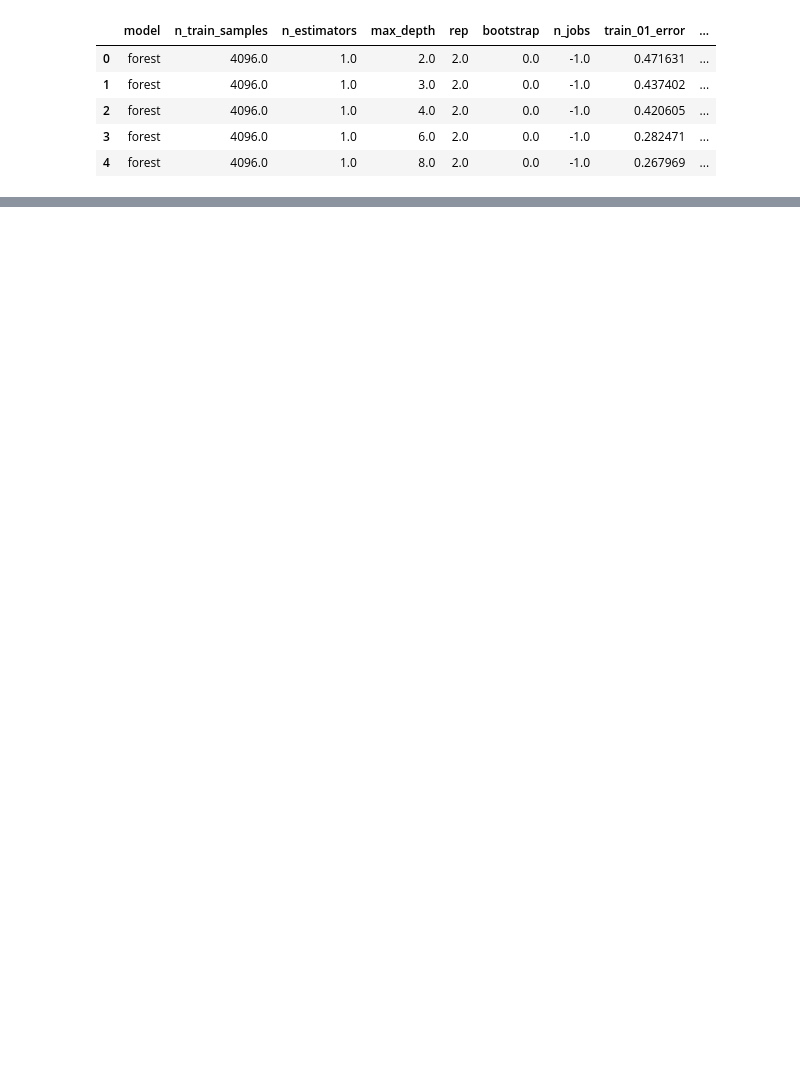
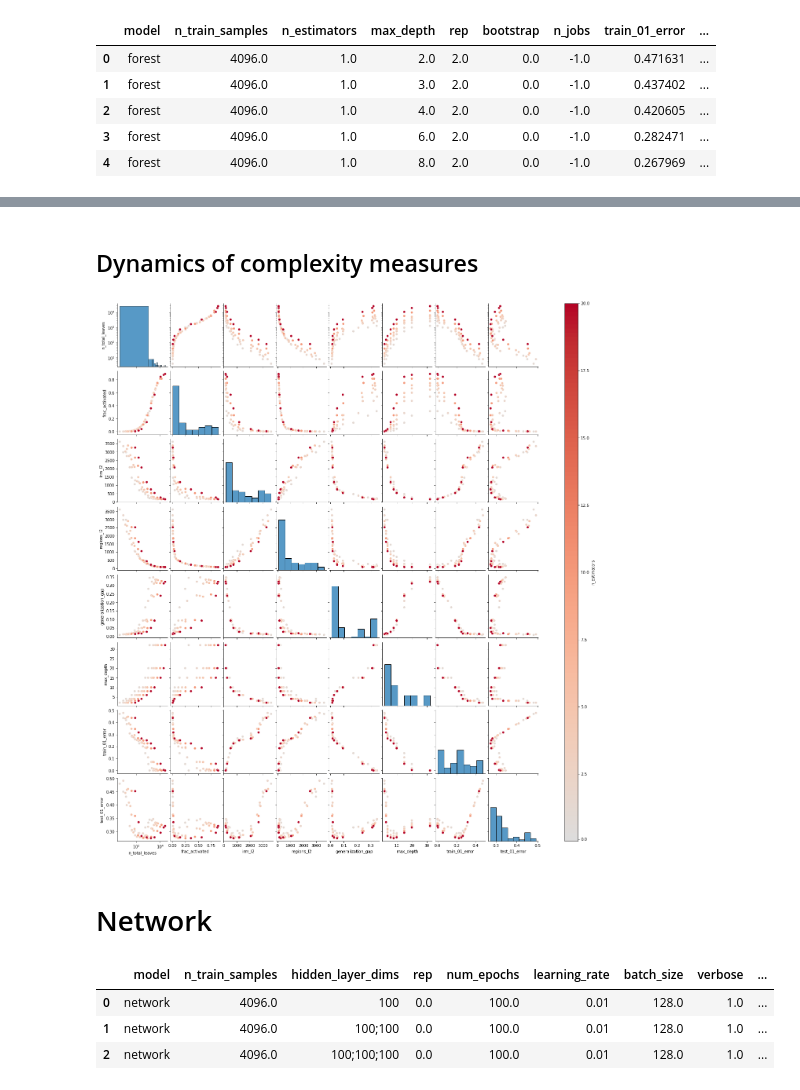
Before and after one commit to rflperry/double_descent, a Jupyter notebook: experiments/xor/plot_results.ipynb, the cells around one changed output, grey strips where cells are left out. Cells and saved outputs as stored; diff of their text form; code cells hidden in the pictures; blank space fills up the shorter version.

```diff
--- a/experiments/xor/plot_results.ipynb
+++ b/experiments/xor/plot_results.ipynb
@@ -54,0 +56,20 @@ plt.show()
+# %% [markdown]
+## Dynamics of complexity measures
+# %%
+hue = 'n_estimators'
+variables = [
+    'n_total_leaves', 'frac_activated', 'irm_l2', 'regions_l2',
+    'generalization_gap', 'max_depth',
+    'train_01_error', 'test_01_error'
+]
+g = continuous_pairplot(
+    df, vars = variables,
+    hue=hue
+)
+g.axes[0, 0].set_yscale('log')
+g.axes[0, 0].set_xscale('log')
+plt.show()
+# %% [output]
+[figure, added]
+# %% [markdown]
+# Network
@@ -54,0 +96,7 @@ plt.show()
+# %%
+df.head(5)
+# %% [output]
+|  | model | n_train_samples | hidden_layer_dims | rep | num_epochs | learning_rate | batch_size | verbose | ... |
+| 0 | network | 4096.0 | 100 | 0.0 | 100.0 | 0.01 | 128.0 | 1.0 | ... |
+| 1 | network | 4096.0 | 100;100 | 0.0 | 100.0 | 0.01 | 128.0 | 1.0 | ... |
+| 2 | network | 4096.0 | 100;100;100 | 0.0 | 100.0 | 0.01 | 128.0 | 1.0 | ... |
```
Also changed, not shown: parts of 11 cells of this notebook, 5 other files.
